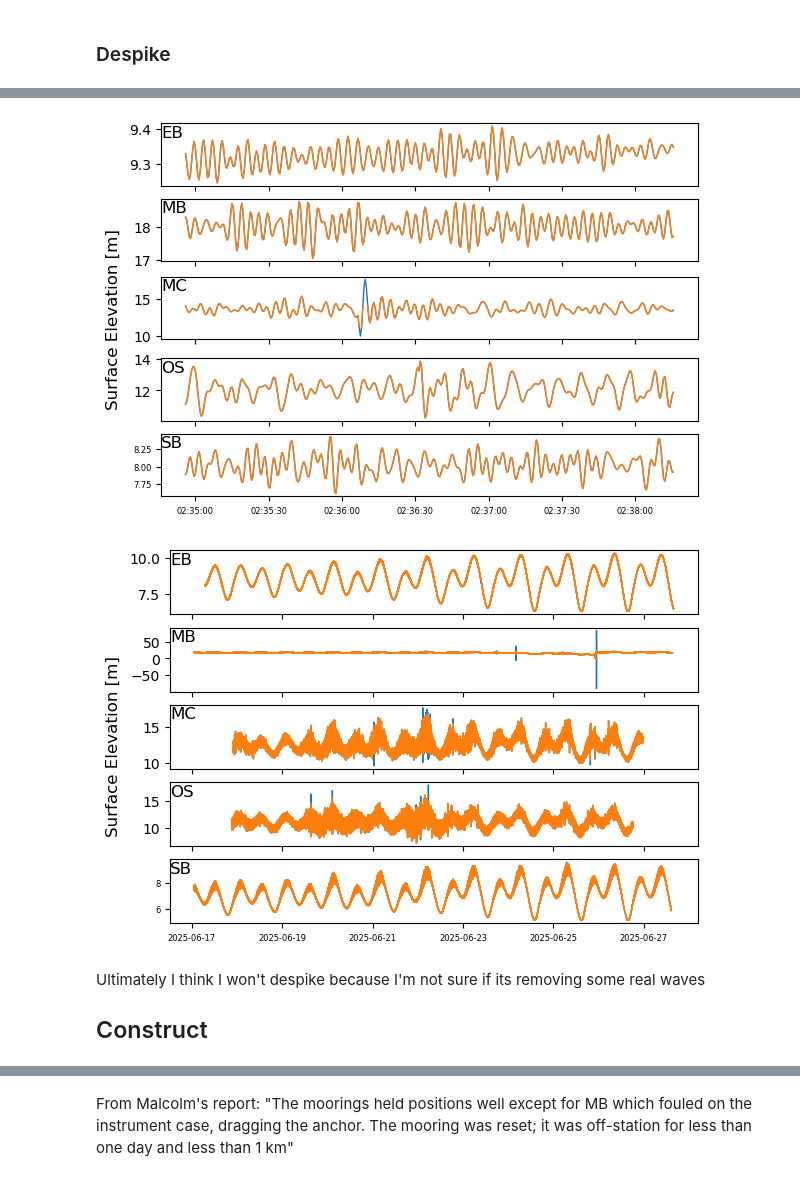
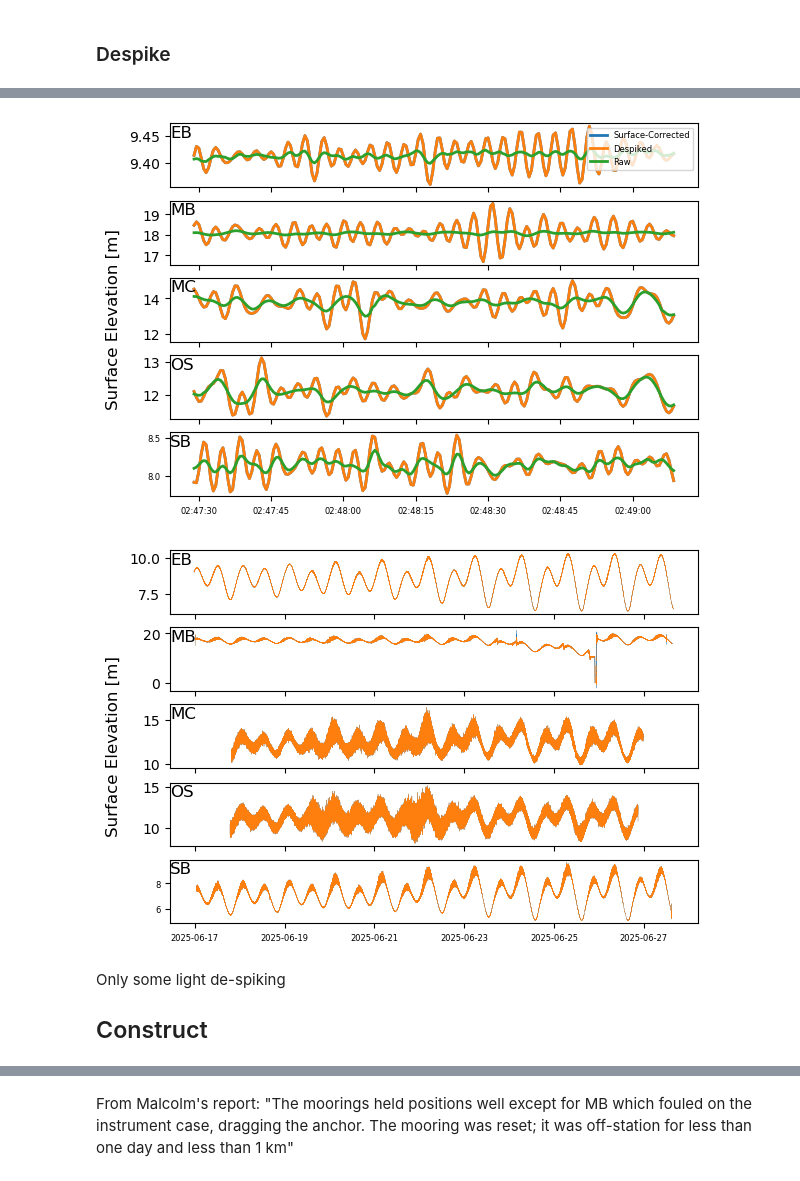
Before and after one commit to cassandra-sh/public, a Jupyter notebook: 2025-12-17-Willapa-RBR-proc.ipynb, the cells around one changed output, grey strips where cells are left out. Saved outputs shown, nothing was run; the diff lists cells and outputs as text; code cells hidden in the pictures.

```diff
--- a/2025-12-17-Willapa-RBR-proc.ipynb
+++ b/2025-12-17-Willapa-RBR-proc.ipynb
@@ -425,8 +425,8 @@ for i in range(len(RBR_files)):
 # %%
 # Method from Malcolm, modified
 # If waves have a rayleigh distribution, 99.9% of waves will fall under ~2 x Hsig.
-# 2.5 to be extra safe...
-def despike_data(data, threshold=2.5, window=30*60*2):
+# 3 to be extra safe...
+def despike_data(data, threshold=3.0, window=30*60*2):
     """Remove spikes from time series data using rolling median filter"""
     data = np.array(data)
     despiked = data.copy()
@@ -463,15 +444,0 @@ plt.show()
-# %%
-i0 = 527300
-di =   1200
-
-fig, axs = plt.subplots(nrows=5, sharex=True, figsize=(6,4), constrained_layout=True)
-for i in range(len(RBR_files)):
-    axs[i].set_title(names[i], y=1.0, pad=-10, loc='left')
-    e = new_etas[i]
-    de = despike_data(e)
-    r = new_raws[i]
-    axs[i].plot(t[i0:i0+di], e[i0:i0+di], linewidth=1)
-    axs[i].plot(t[i0:i0+di], de[i0:i0+di], linewidth=1)
-plt.tick_params(labelsize=6)
-fig.supylabel("Surface Elevation [m]")
-plt.show()
@@ -480,15 +444,0 @@ plt.show()
-# %%
-i0 = 870000
-di =  30000
-
-fig, axs = plt.subplots(nrows=5, sharex=True, figsize=(6,4), constrained_layout=True)
-for i in range(len(RBR_files)):
-    axs[i].set_title(names[i], y=1.0, pad=-10, loc='left')
-    e = new_etas[i]
-    de = despike_data(e)
-    r = new_raws[i]
-    axs[i].plot(t[i0:i0+di], e[i0:i0+di], linewidth=1)
-    axs[i].plot(t[i0:i0+di], de[i0:i0+di], linewidth=1)
-plt.tick_params(labelsize=6)
-fig.supylabel("Surface Elevation [m]")
-plt.show()
@@ -497,20 +445,22 @@ plt.show()
 # %%
-i0 = 874300
-di =    400
+i0 =  886900
+di =     200
 
 fig, axs = plt.subplots(nrows=5, sharex=True, figsize=(6,4), constrained_layout=True)
 for i in range(len(RBR_files)):
     axs[i].set_title(names[i], y=1.0, pad=-10, loc='left')
     e = new_etas[i]
     de = despike_data(e)
     r = new_raws[i]
-    axs[i].plot(t[i0:i0+di], e[i0:i0+di], linewidth=1)
-    axs[i].plot(t[i0:i0+di], de[i0:i0+di], linewidth=1)
+    axs[i].plot(t[i0:i0+di], e[i0:i0+di], linewidth=2, label='Surface-Corrected')
+    axs[i].plot(t[i0:i0+di], de[i0:i0+di], linewidth=2, label='Despiked')
+    axs[i].plot(t[i0:i0+di], r[i0:i0+di], linewidth=2, label='Raw')
 plt.tick_params(labelsize=6)
 fig.supylabel("Surface Elevation [m]")
+axs[0].legend(fontsize=6)
 plt.show()
 # %% [output]
-[figure, old version]
+[figure, new version]
 # %%
 fig, axs = plt.subplots(nrows=5, sharex=True, figsize=(6,4), constrained_layout=True)
 for i in range(len(RBR_files)):
@@ -518,10 +468,10 @@ for i in range(len(RBR_files)):
     e = new_etas[i]
     de = despike_data(e)
     r = new_raws[i]
-    axs[i].plot(t, e, linewidth=1)
-    axs[i].plot(t, de, linewidth=1)
+    axs[i].plot(t, e, linewidth=0.2)
+    axs[i].plot(t, de, linewidth=0.2)
 plt.tick_params(labelsize=6)
 fig.supylabel("Surface Elevation [m]")
 plt.show()
 # %% [output]
-[figure, old version]
+[figure, new version]
@@ -528,5 +480,5 @@ plt.show()
 # %% [markdown]
-Ultimately I think I won't despike because I'm not sure if its removing some real waves
+Only some light de-spiking
 ## Construct
 # %%
 # Order of coordinates is: EB, MB, MC, OS, SB
```
Also changed, not shown: parts of 10 cells of this notebook.
